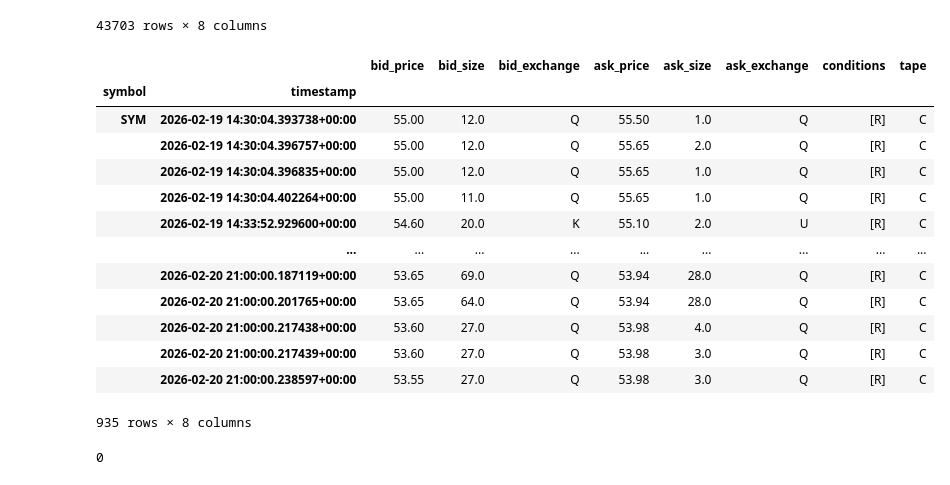
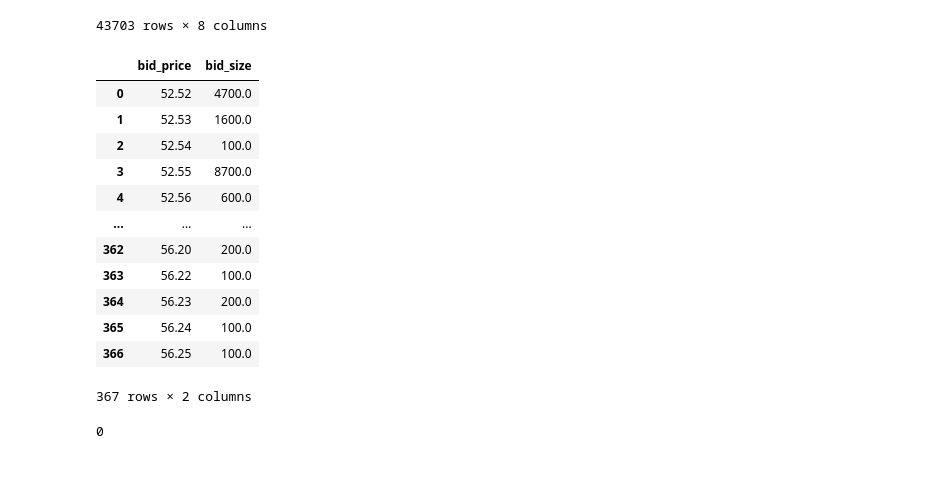
Before and after one commit to Francisleon102/Investing, a Jupyter notebook: main.ipynb, the cells around one changed output. Drawn from its saved outputs; the diff is of its cells as text; code cells hidden in the pictures.

```diff
--- a/main.ipynb
+++ b/main.ipynb
@@ -175,8 +177,19 @@ all_contracts
 # %% [markdown]
 ReQuests
 # %%
+from datetime import datetime, time
+from zoneinfo import ZoneInfo
+
+tz = ZoneInfo("America/Los_Angeles")
+
+now = datetime.now(tz)
+
+today = now.date()
+start_date = datetime.combine(today, time(6, 30))
+
+
 list = ["SYM", "INTC", "NVDA", "ARM", "AMD"]
-start_date = datetime(2026,2, 19)
+# = datetime.today().time()
 end_date = datetime.now()
 x = list[0]
 
@@ -197,5 +210,7 @@ def MakeOptionsym(sym:str, type: str, date : datetime, strike):
 
 z = MakeOptionsym(list[1],"C",datetime(2026,1,30), 75)
 print(z)
+
+start_date
 # %% [output]
 INTC260130C00075000
@@ -300,36 +315,35 @@ S_Quotes
 # %%
 #sum up all recurring size for a specific price: highlights where trades has occured more often
 from cudf import dtype
 
-bid_x_size = pd.DataFrame(S_Quotes).reset_index().groupby('bid_price')['bid_size']
+bid_x_size = pd.DataFrame(S_Quotes).reset_index().groupby('bid_price')['bid_size'].sum().reset_index()
 
 
 filtered = pd.DataFrame(S_Quotes[S_Quotes['bid_size']> 10])
 
 ask_x_size = (
     pd.DataFrame(S_Quotes)
       .reset_index()
       .groupby('ask_price')['ask_size']
       .sum()
       .reset_index()
 )
 
-filtered
+bid_x_size
 # %% [output]
-|  |  | bid_price | bid_size | bid_exchange | ask_price | ask_size | ask_exchange | conditions | tape |
-| symbol | timestamp |  |  |  |  |  |  |  |  |
-| SYM | 2026-02-19 14:30:04.393738+00:00 | 55.00 | 12.0 | Q | 55.50 | 1.0 | Q | [R] | C |
-|  | 2026-02-19 14:30:04.396757+00:00 | 55.00 | 12.0 | Q | 55.65 | 2.0 | Q | [R] | C |
-|  | 2026-02-19 14:30:04.396835+00:00 | 55.00 | 12.0 | Q | 55.65 | 1.0 | Q | [R] | C |
-|  | 2026-02-19 14:30:04.402264+00:00 | 55.00 | 11.0 | Q | 55.65 | 1.0 | Q | [R] | C |
-|  | 2026-02-19 14:33:52.929600+00:00 | 54.60 | 20.0 | K | 55.10 | 2.0 | U | [R] | C |
-|  | ... | ... | ... | ... | ... | ... | ... | ... | ... |
-|  | 2026-02-20 21:00:00.187119+00:00 | 53.65 | 69.0 | Q | 53.94 | 28.0 | Q | [R] | C |
-|  | 2026-02-20 21:00:00.201765+00:00 | 53.65 | 64.0 | Q | 53.94 | 28.0 | Q | [R] | C |
-|  | 2026-02-20 21:00:00.217438+00:00 | 53.60 | 27.0 | Q | 53.98 | 4.0 | Q | [R] | C |
-|  | 2026-02-20 21:00:00.217439+00:00 | 53.60 | 27.0 | Q | 53.98 | 3.0 | Q | [R] | C |
-|  | 2026-02-20 21:00:00.238597+00:00 | 53.55 | 27.0 | Q | 53.98 | 3.0 | Q | [R] | C |
+|  | bid_price | bid_size |
+| 0 | 52.52 | 4700.0 |
+| 1 | 52.53 | 1600.0 |
+| 2 | 52.54 | 100.0 |
+| 3 | 52.55 | 8700.0 |
+| 4 | 52.56 | 600.0 |
+| ... | ... | ... |
+| 362 | 56.20 | 200.0 |
+| 363 | 56.22 | 100.0 |
+| 364 | 56.23 | 200.0 |
+| 365 | 56.24 | 100.0 |
+| 366 | 56.25 | 100.0 |
-935 rows × 8 columns
+367 rows × 2 columns
 # %%
 import pyqtgraph as pg
 
```
Also changed, not shown: parts of 7 cells of this notebook, 3 other files.
